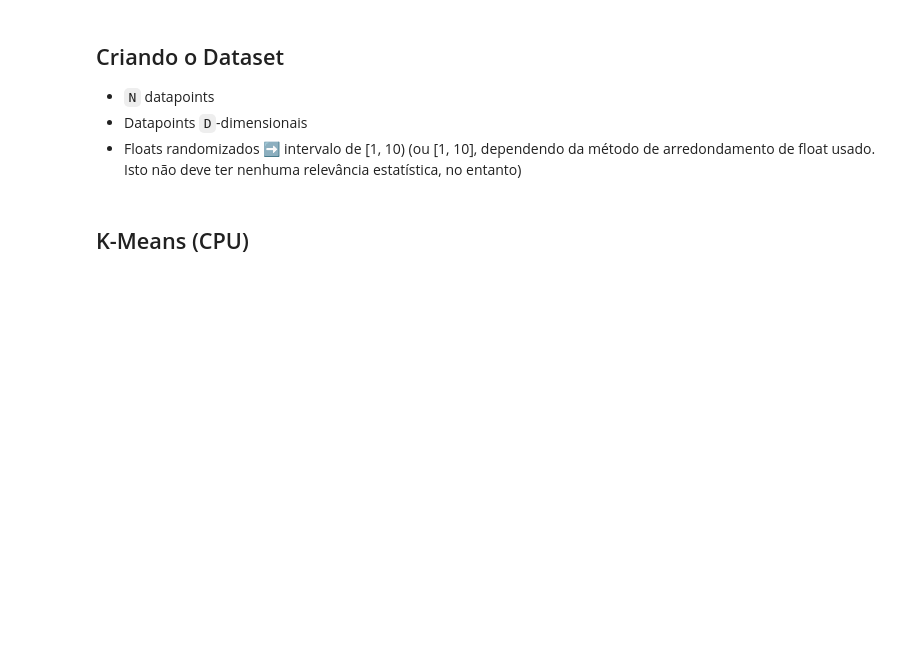
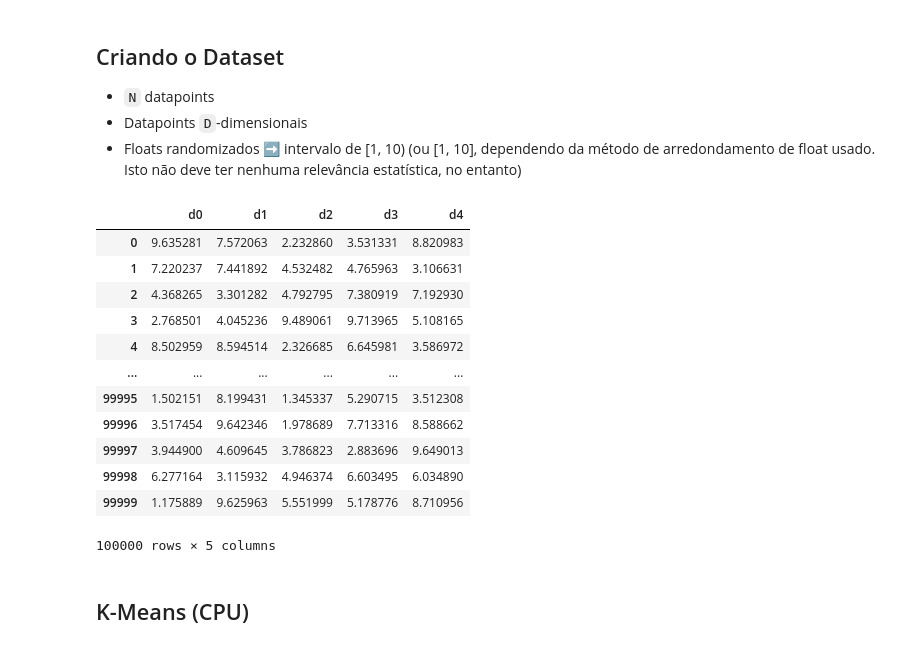
Before and after one commit to vinivosh/ufu-tcc2, a Jupyter notebook: code/examples-and-tests/kMeansCPU.ipynb, the cells around one changed output. Drawn from its saved outputs; the diff is of its cells as text; code cells hidden in the pictures; blank space fills up the shorter version.

```diff
--- a/code/examples-and-tests/kMeansCPU.ipynb
+++ b/code/examples-and-tests/kMeansCPU.ipynb
@@ -31,8 +29,21 @@ MAX_ITERATIONS = 500
 # %%
 dataset  = [[np.random.uniform(1, 10) for _ in range(D)] for _ in range(N)]
 dataset = pd.DataFrame(dataset, columns=[f'd{i}' for i in range(D)])
 
-# # # ! Descomente para exibir
-# dataset
+dataset
+# %% [output]
+|  | d0 | d1 | d2 | d3 | d4 |
+| 0 | 9.635281 | 7.572063 | 2.232860 | 3.531331 | 8.820983 |
+| 1 | 7.220237 | 7.441892 | 4.532482 | 4.765963 | 3.106631 |
+| 2 | 4.368265 | 3.301282 | 4.792795 | 7.380919 | 7.192930 |
+| 3 | 2.768501 | 4.045236 | 9.489061 | 9.713965 | 5.108165 |
+| 4 | 8.502959 | 8.594514 | 2.326685 | 6.645981 | 3.586972 |
+| ... | ... | ... | ... | ... | ... |
+| 99995 | 1.502151 | 8.199431 | 1.345337 | 5.290715 | 3.512308 |
+| 99996 | 3.517454 | 9.642346 | 1.978689 | 7.713316 | 8.588662 |
+| 99997 | 3.944900 | 4.609645 | 3.786823 | 2.883696 | 9.649013 |
+| 99998 | 6.277164 | 3.115932 | 4.946374 | 6.603495 | 6.034890 |
+| 99999 | 1.175889 | 9.625963 | 5.551999 | 5.178776 | 8.710956 |
+100000 rows × 5 columns
 # %% [markdown]
 ## K-Means (CPU)
```
Also changed, not shown: parts of 8 cells of this notebook, 1 other file.
